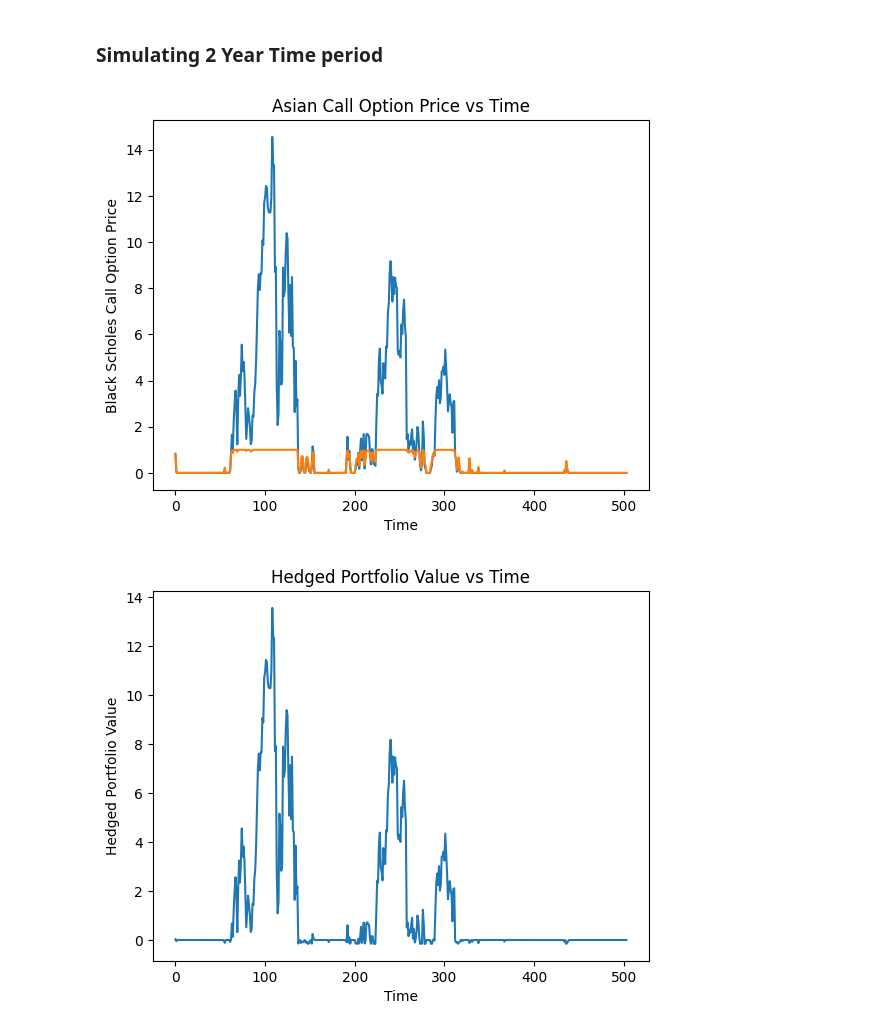
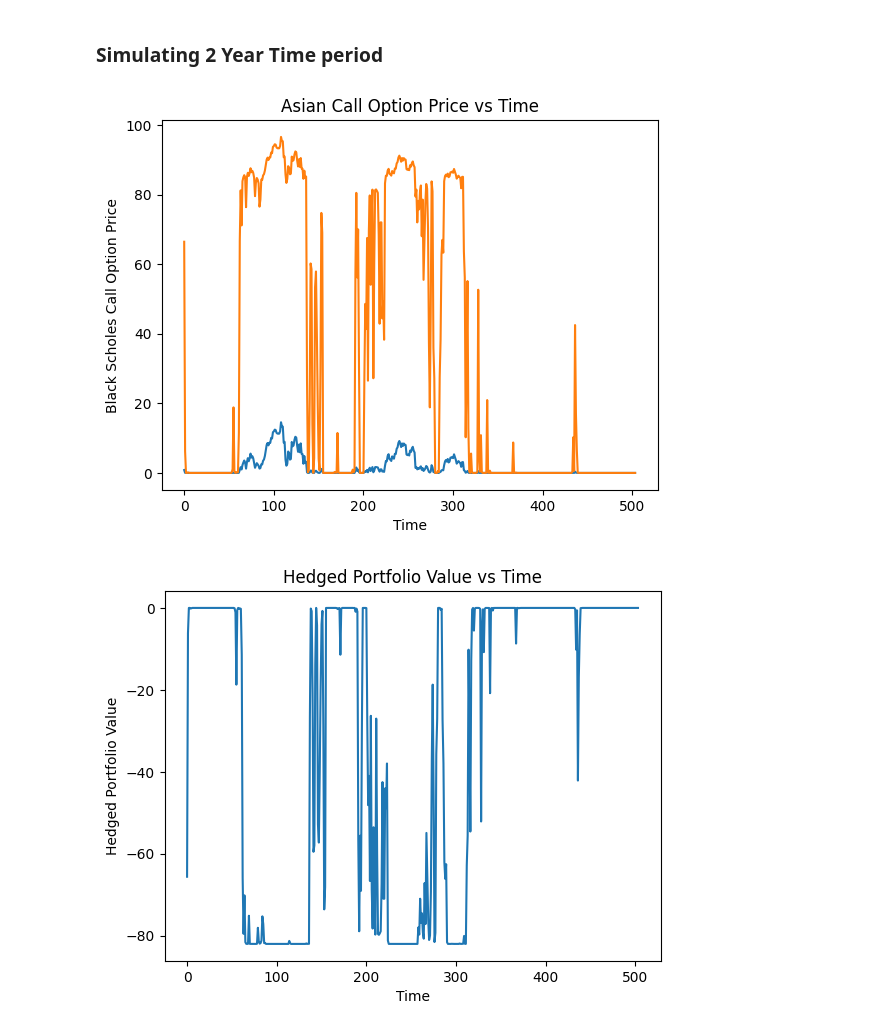
Before and after one commit to sparikh099/fe_620_project, a Jupyter notebook: src/bapm_asian_options.ipynb, the cells around one changed output. Saved outputs shown, nothing was run; the diff lists cells and outputs as text; code cells hidden in the pictures.

```diff
--- a/src/bapm_asian_options.ipynb
+++ b/src/bapm_asian_options.ipynb
@@ -116,3 +130,14 @@ def asian_option_valuation(S_0, K, r_f, sigma, T, N, option_type):
             option_value += prob * np.maximum(K - avg_price, 0)
     option_value *= np.exp(-r_f * T)
     return option_value
+# %%
+T = 1
+S0 = brent_oil_data.iloc[0]["Close"]
+sigma = annualized_volatility
+r = 4.12 / 100  # 2-year treasury note yield on 2023-04-24 from FRED
+n_sims = 100000
+n_steps = 25
+K = int(S0)
+asian_option_valuation(
+    S0, K, r, sigma, T, n_steps, "call"
+)
@@ -505,3 +578,10 @@ def bs_asian_delta(S_0, K, r, sigma, T, option_type,q=0):
         return norm.cdf(d1_g)
     elif option_type == 'put':
         return norm.cdf(-d1_g)
+# %%
+T = 2
+S0 = brent_oil_data.iloc[0]["Close"]
+sigma = annualized_volatility
+r = 4.12 / 100  # 2-year treasury note yield on 2023-04-24 from FRED
+K = int(S0)
+geometric_asian_option__bs(S_0=S0, K=K, r=r, sigma=sigma, T=T, option_type='call')
@@ -508,7 +604,8 @@ def bs_asian_delta(S_0, K, r, sigma, T, option_type,q=0):
 # %%
+np.random.seed(2)  # for reproducibility
 S0 = 100
 mu = 0.00
-sigma = 0.4
+sigma = 0.35
 T = 1/252
 n_steps = 10
 daily_prices = generate_stock_prices(S0, mu, sigma, T, n_steps)
@@ -538,9 +635,9 @@ for x in range(len(daily_prices)):
     print(f"Black Scholes Price: {black_scholes_price:.4f}")
     print(f"Delta: {delta:.4f}")
     print(f"Asset Price: {daily_prices[x]:.4f}")
-plt.plot(call_prices)
-plt.plot(deltas)
-plt.plot()
+plt.plot(call_prices,label = "Black Scholes Call Option Price")
+plt.plot(deltas,label = "Delta Multiplied by Asset Price")
+plt.legend()
 plt.title("Asian Call Option Price vs Time")
 plt.xlabel("Time")
 plt.ylabel("Black Scholes Call Option Price")
@@ -548,8 +645,10 @@ plt.show()
 
 
 # hedged portfolio
-difference = np.array(call_prices) - np.array(deltas)
-plt.plot(difference)
+difference = np.array(call_prices) - np.array(deltas) * np.array(daily_prices)
+plt.plot(difference, label = "Hedged Portfolio Value")
+plt.plot(call_prices, label = "Call Price")
+plt.legend()
 plt.title("Hedged Portfolio Value vs Time")
 plt.xlabel("Time")
 plt.ylabel("Hedged Portfolio Value")
@@ -594,35 +693,35 @@ for x in range(len(new_prices)):
         K=K,
         r=r,
         sigma=sigma,
         T=T,
         option_type="call",
     )
     delta = bs_asian_delta(
         S_0=new_prices[x],
         K=K,
         r=r,
         sigma=sigma,
         T=T,
         option_type="call",
     )
-    deltas.append(delta)
+    deltas.append(delta * new_prices[x])
     call_prices.append(black_scholes_price)
-plt.plot(call_prices)
-plt.plot(deltas)
+plt.plot(call_prices ,label = "Black Scholes Call Option Price")
+plt.plot(deltas, label = "Delta")
 plt.plot()
 plt.title("Asian Call Option Price vs Time")
 plt.xlabel("Time")
 plt.ylabel("Black Scholes Call Option Price")
 plt.show()
 
 
 # hedged portfolio
 difference = np.array(call_prices) - np.array(deltas)
 plt.plot(difference)
 plt.title("Hedged Portfolio Value vs Time")
 plt.xlabel("Time")
 plt.ylabel("Hedged Portfolio Value")
 plt.show()
 # %% [output]
-[figure, old version]
+[figure, new version]
-[figure, old version]
+[figure, new version]
```
Also changed, not shown: parts of 10 cells of this notebook.
